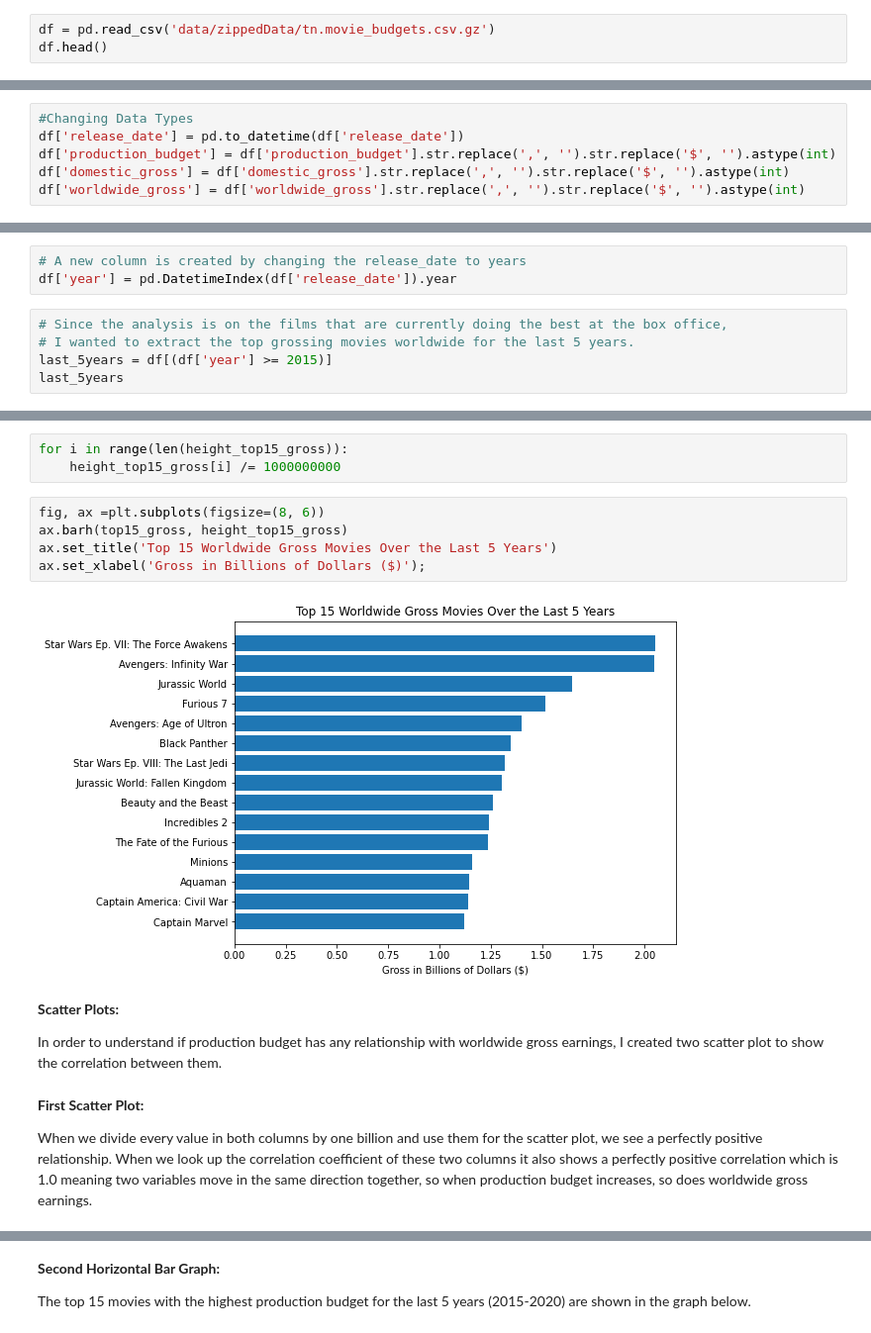
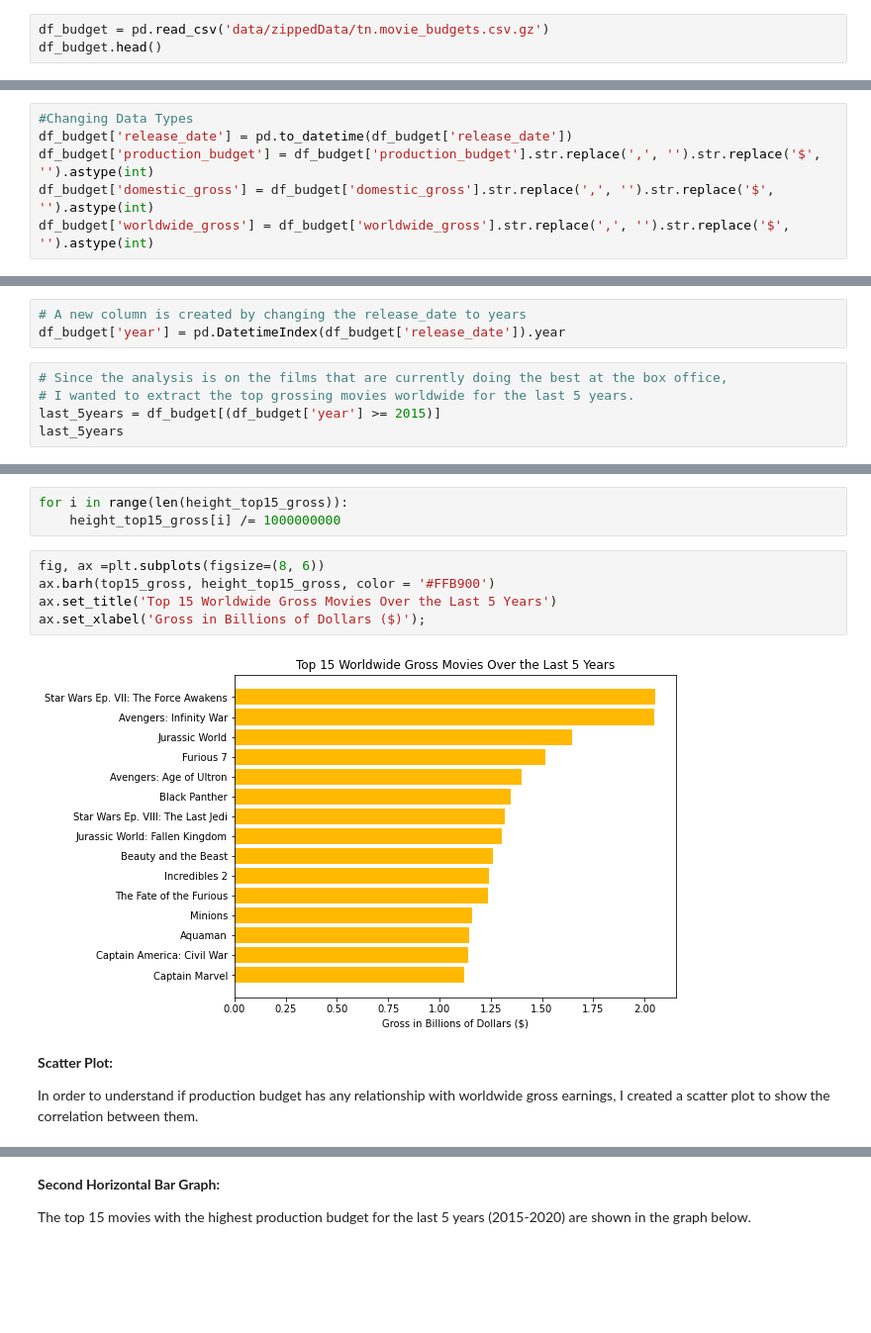
Before and after one commit to epradojr/Microsoft-Movie-Studio-Business-Proposition, a Jupyter notebook: Phase1-Project-Hatice.ipynb, the cells around one changed output, grey strips where cells are left out. Shown at 99% size. Saved outputs shown, nothing was run; the diff lists cells and outputs as text; blank space fills up the shorter version.

```diff
--- a/Phase1-Project-Hatice.ipynb
+++ b/Phase1-Project-Hatice.ipynb
@@ -7,8 +7,8 @@ import pandas as pd
 import numpy as np
 import matplotlib.pyplot as plt
 # %%
-df = pd.read_csv('data/zippedData/tn.movie_budgets.csv.gz')
-df.head()
+df_budget = pd.read_csv('data/zippedData/tn.movie_budgets.csv.gz')
+df_budget.head()
 # %% [output]
 |  | id | release_date | movie | production_budget | domestic_gross | worldwide_gross |
 | 0 | 1 | Dec 18, 2009 | Avatar | $425,000,000 | $760,507,625 | $2,776,345,279 |
@@ -52,9 +52,9 @@ df.describe()
 Looking at our info table, we don't have any mising values in our dataset. We see that only the ID column's data type is integers but theoretically production_budget, domestic_gross and worldwide_gross columns should also contain their values as integers. We cannot perform any statistical analysis on string data type so we'll convert them to integers. Additionally, the release_date column should be converted to datetime class.
 # %%
 #Changing Data Types
-df['release_date'] = pd.to_datetime(df['release_date'])
-df['production_budget'] = df['production_budget'].str.replace(',', '').str.replace('$', '').astype(int)
-df['domestic_gross'] = df['domestic_gross'].str.replace(',', '').str.replace('$', '').astype(int)
-df['worldwide_gross'] = df['worldwide_gross'].str.replace(',', '').str.replace('$', '').astype(int)
+df_budget['release_date'] = pd.to_datetime(df_budget['release_date'])
+df_budget['production_budget'] = df_budget['production_budget'].str.replace(',', '').str.replace('$', '').astype(int)
+df_budget['domestic_gross'] = df_budget['domestic_gross'].str.replace(',', '').str.replace('$', '').astype(int)
+df_budget['worldwide_gross'] = df_budget['worldwide_gross'].str.replace(',', '').str.replace('$', '').astype(int)
 # %%
 # Looking at our cleaned table
@@ -175,11 +175,11 @@ Newest movie: 2020-12-31 00:00:00
 Oldest movie: 1915-02-08 00:00:00
 # %%
 # A new column is created by changing the release_date to years
-df['year'] = pd.DatetimeIndex(df['release_date']).year
+df_budget['year'] = pd.DatetimeIndex(df_budget['release_date']).year
 # %%
 # Since the analysis is on the films that are currently doing the best at the box office,
 # I wanted to extract the top grossing movies worldwide for the last 5 years.
-last_5years = df[(df['year'] >= 2015)]
+last_5years = df_budget[(df_budget['year'] >= 2015)]
 last_5years
 # %% [output]
 |  | id | release_date | movie | production_budget | domestic_gross | worldwide_gross | year |
@@ -230,16 +230,12 @@ for i in range(len(height_top15_gross)):
     height_top15_gross[i] /= 1000000000
 # %%
 fig, ax =plt.subplots(figsize=(8, 6))
-ax.barh(top15_gross, height_top15_gross)
+ax.barh(top15_gross, height_top15_gross, color = '#FFB900')
 ax.set_title('Top 15 Worldwide Gross Movies Over the Last 5 Years')
 ax.set_xlabel('Gross in Billions of Dollars ($)');
 # %% [output]
-[figure, old version]
+[figure, new version]
 # %% [markdown]
-**Scatter Plots:**
+**Scatter Plot:**
 
-In order to understand if production budget has any relationship with worldwide gross earnings, I created two scatter plot to show the correlation between them.
+In order to understand if production budget has any relationship with worldwide gross earnings, I created a scatter plot to show the correlation between them.
-# %% [markdown]
-**First Scatter Plot:**
-
-When we divide every value in both columns by one billion and use them for the scatter plot, we see a perfectly positive relationship. When we look up the correlation coefficient of these two columns it also shows a perfectly positive correlation which is 1.0 meaning two variables move in the same direction together, so when production budget increases, so does worldwide gross earnings.
```
Also changed, not shown: parts of 20 cells of this notebook.
